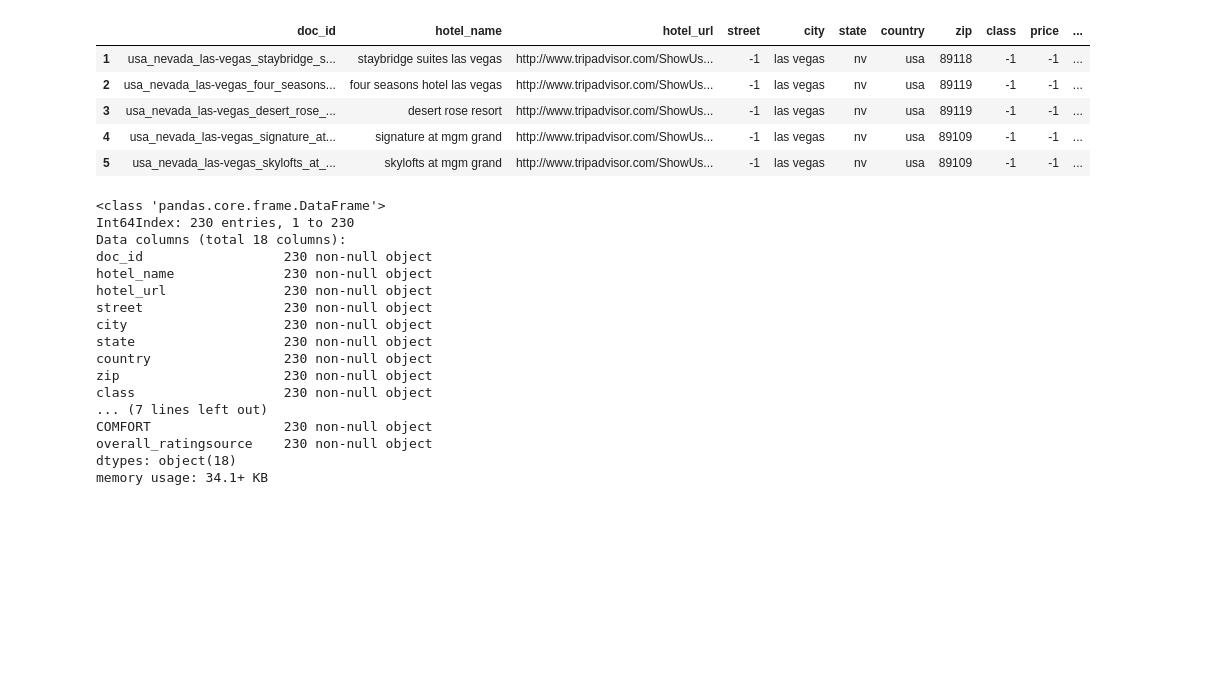
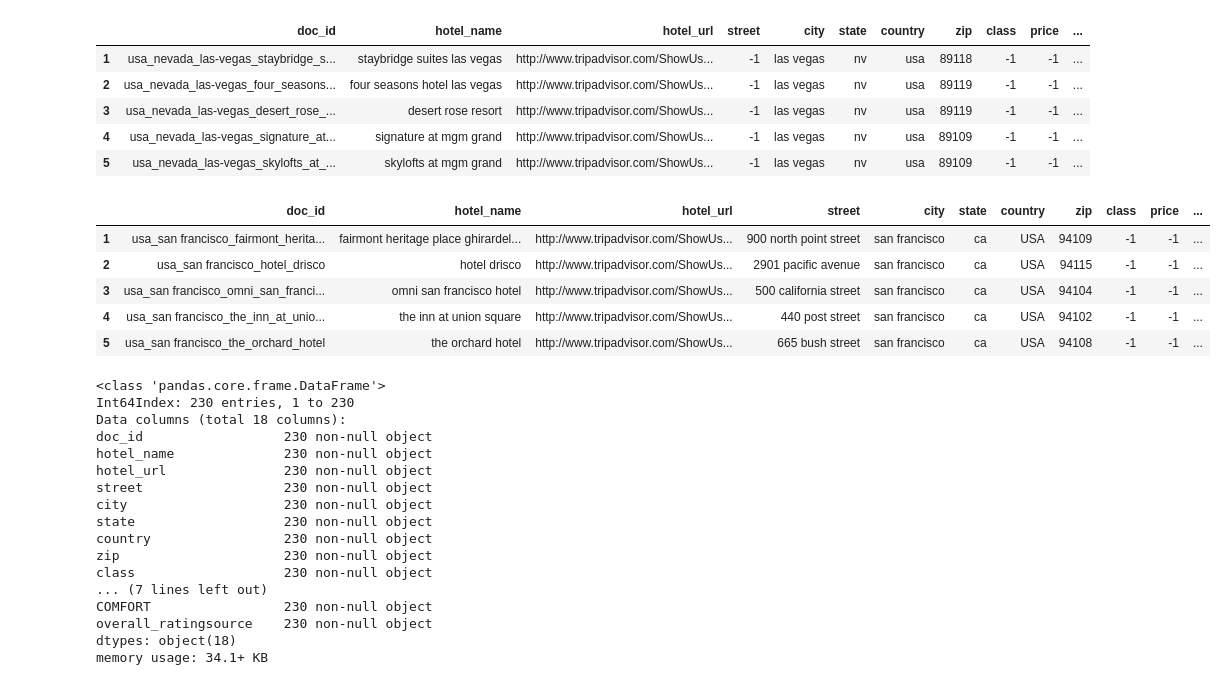
Before and after one commit to steventa87/Hotel_Reccomendation, a Jupyter notebook: whole_EDA.ipynb, the cells around one changed output. Drawn from its saved outputs; the diff is of its cells as text; code cells hidden in the pictures; blank space fills up the shorter version.

```diff
--- a/whole_EDA.ipynb
+++ b/whole_EDA.ipynb
@@ -43,6 +46,15 @@ df_hotels_las_vegas.head()
 | 3 | usa_nevada_las-vegas_desert_rose_... | desert rose resort | http://www.tripadvisor.com/ShowUs... | -1 | las vegas | nv | usa | 89119 | -1 | -1 | ... |
 | 4 | usa_nevada_las-vegas_signature_at... | signature at mgm grand | http://www.tripadvisor.com/ShowUs... | -1 | las vegas | nv | usa | 89109 | -1 | -1 | ... |
 | 5 | usa_nevada_las-vegas_skylofts_at_... | skylofts at mgm grand | http://www.tripadvisor.com/ShowUs... | -1 | las vegas | nv | usa | 89109 | -1 | -1 | ... |
+# %%
+df_hotels_san_francisco.head()
+# %% [output]
+|  | doc_id | hotel_name | hotel_url | street | city | state | country | zip | class | price | ... |
+| 1 | usa_san francisco_fairmont_herita... | fairmont heritage place ghirardel... | http://www.tripadvisor.com/ShowUs... | 900 north point street | san francisco | ca | USA | 94109 | -1 | -1 | ... |
+| 2 | usa_san francisco_hotel_drisco | hotel drisco | http://www.tripadvisor.com/ShowUs... | 2901 pacific avenue | san francisco | ca | USA | 94115 | -1 | -1 | ... |
+| 3 | usa_san francisco_omni_san_franci... | omni san francisco hotel | http://www.tripadvisor.com/ShowUs... | 500 california street | san francisco | ca | USA | 94104 | -1 | -1 | ... |
+| 4 | usa_san francisco_the_inn_at_unio... | the inn at union square | http://www.tripadvisor.com/ShowUs... | 440 post street | san francisco | ca | USA | 94102 | -1 | -1 | ... |
+| 5 | usa_san francisco_the_orchard_hotel | the orchard hotel | http://www.tripadvisor.com/ShowUs... | 665 bush street | san francisco | ca | USA | 94108 | -1 | -1 | ... |
 # %%
 df_hotels_las_vegas.info()
 # %% [output]
```
Also changed, not shown: parts of 12 cells of this notebook.
